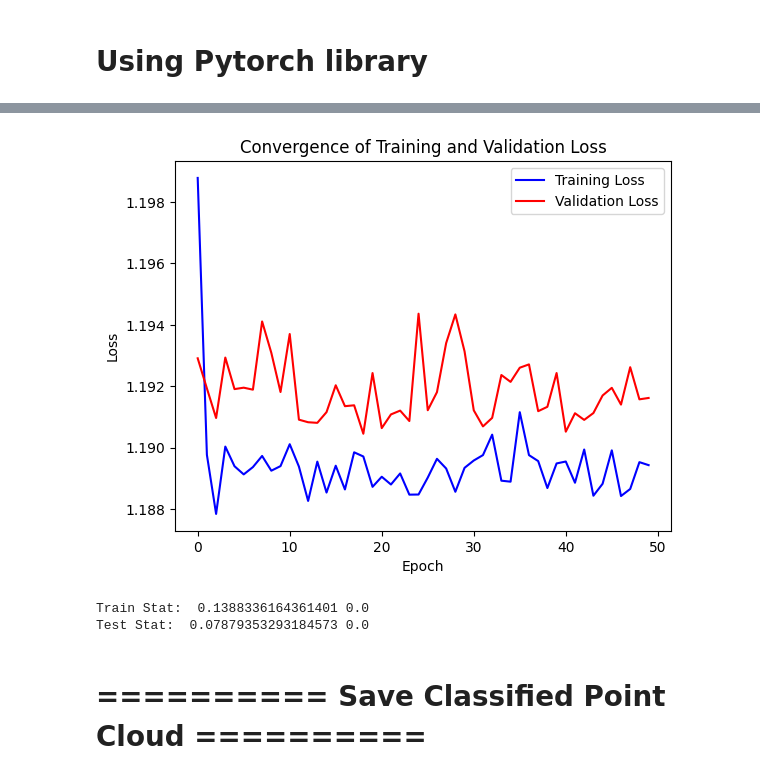
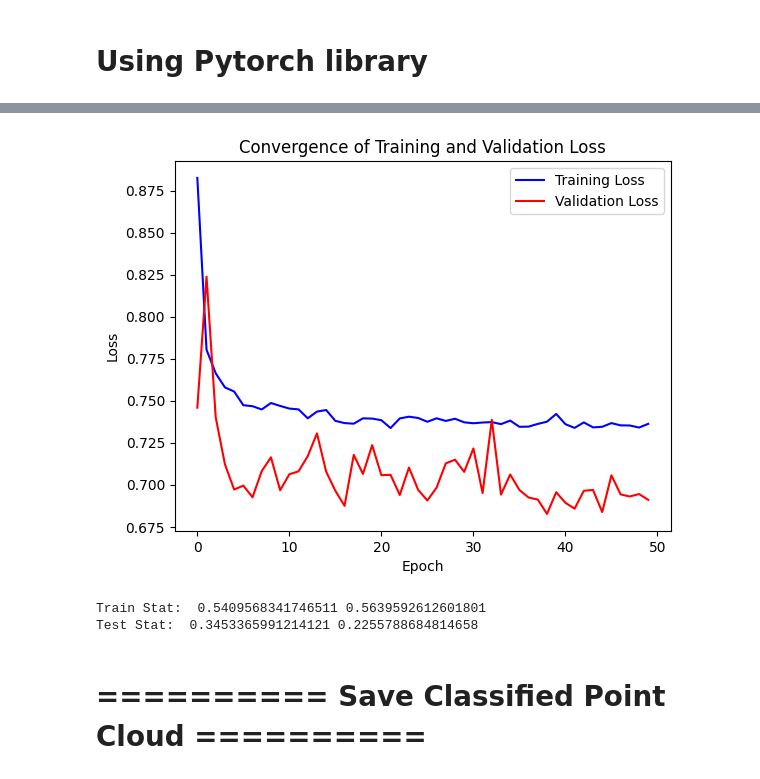
Before and after one commit to doubletran/PointCloudML, a Jupyter notebook: NeuralNetwork_Pytorch_Sklearn.ipynb, the cells around one changed output, grey strips where cells are left out. Drawn from its saved outputs; the diff is of its cells as text; code cells hidden in the pictures.

```diff
--- a/NeuralNetwork_Pytorch_Sklearn.ipynb
+++ b/NeuralNetwork_Pytorch_Sklearn.ipynb
@@ -492,7 +492,7 @@ import torch.nn as nn
 import torch.optim as optim
 dropout_rate = 0.1  # You can set this to 0.1, 0.3, etc.
 neuron_layer_1 = 5
-neuron_layer_2 = 10
+neuron_layer_2 = 5
 neuron_layer_3 = 5
 max_iteration = 50
 test_samples_size = 0.3
@@ -528,7 +528,7 @@ model = nn.Sequential(
     nn.Dropout(dropout_rate),
     nn.Linear(neuron_layer_3, output_dim)
 ).to(device)
-model=nn.Sequential(nn.Linear(input_dim, 15), nn.ReLU(), nn.Linear(5, output_dim)).to(device)
+#model=nn.Sequential(nn.Linear(input_dim, 15), nn.ReLU(), nn.Linear(15, output_dim)).to(device)
 optimizer = optim.Adam(model.parameters(), lr=0.1)
 criterion = nn.CrossEntropyLoss()
 
@@ -597,4 +597,4 @@ Epoch 50/50, Train Loss: 1.1894, Val Loss: 1.1916
-[figure, old version]
+[figure, new version]
 # %%
 
 
@@ -615,8 +615,8 @@ test_kappa = cohen_kappa_score(y_test, test_labels)
 print("Train Stat: ", train_f1, train_kappa)
 print("Test Stat: ", test_f1, test_kappa)
 # %% [output]
-Train Stat:  0.1388336164361401 0.0
-Test Stat:  0.07879353293184573 0.0
+Train Stat:  0.5409568341746511 0.5639592612601801
+Test Stat:  0.3453365991214121 0.2255788684814658
 # %% [markdown]
 # ========== Save Classified Point Cloud ==========
 # %%
```
Also changed, not shown: parts of 1 cell of this notebook.
